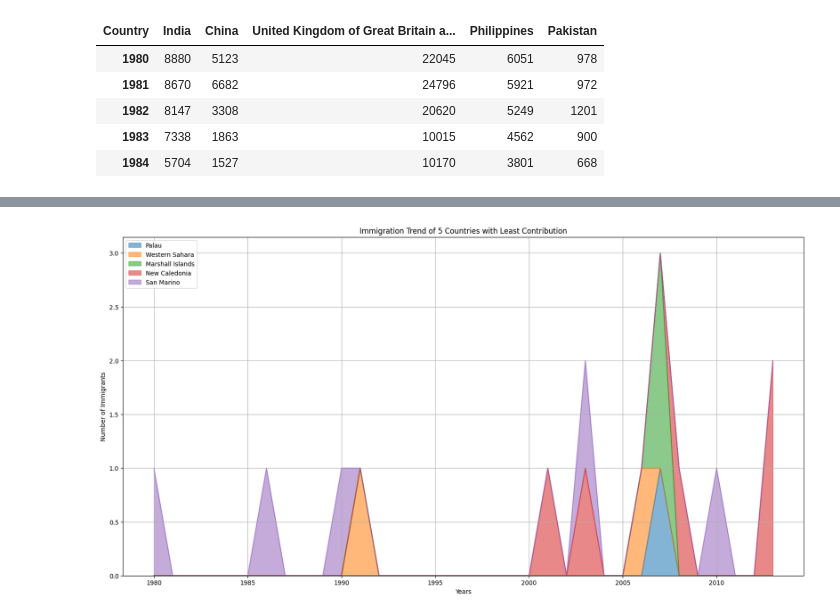
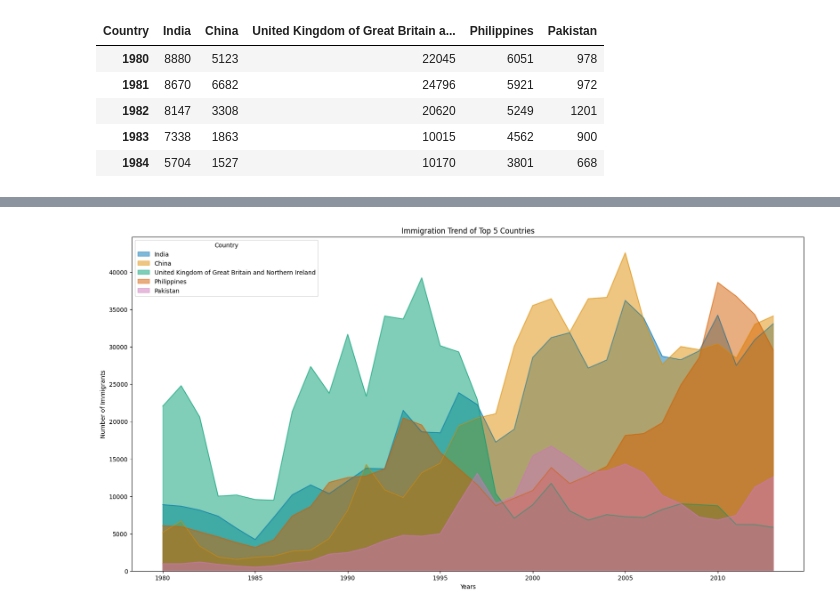
Before and after one commit to leshni/testrepo, a Jupyter notebook: Canada_Immigration_Data_all.ipynb, the cells around one changed output, grey strips where cells are left out. Saved outputs shown, nothing was run; the diff lists cells and outputs as text; code cells hidden in the pictures.

```diff
--- a/Canada_Immigration_Data_all.ipynb
+++ b/Canada_Immigration_Data_all.ipynb
@@ -266,34 +244,22 @@ plt.show()
-# %%
-import pandas as pd
-import matplotlib.pyplot as plt
-
-# Assuming 'df_imi' DataFrame containing immigration data
-
-# 1. Sort by Total Immigration and Select Bottom 5
-df_imi.sort_values(['Total'], ascending=True, inplace=True)
-df_bottom5 = df_imi.head(5)
-
-# 2. Select Years and Transpose
-years = list(map(str, range(1980, 2014)))
-df_bottom5 = df_bottom5[years].transpose()
-
-# 3. Convert Index to Integer for Plotting
-df_bottom5.index = df_bottom5.index.map(int)
-
-# 4. Create the Stacked Area Plot
-df_bottom5.plot(kind='area',
-                stacked=True,  # Stacked area plot
-                alpha=0.55,     # Transparency
-                figsize=(20, 10))
-
-# 5. Add Labels and Title
-plt.title('Immigration Trend of 5 Countries with Least Contribution')
-plt.ylabel('Number of Immigrants')
-plt.xlabel('Years')
-plt.legend(loc='upper left')
-plt.grid(True)
-
-# 6. Display the Plot
-plt.show()
-# %% [output]
-[figure, removed]
+# %%
+# Change the index values of df_top5 to type integer for plotting.
+#This conversion is done to ensure compatibility
+#with plotting functions that often require numerical index values.
+df_top_countries.index = df_top_countries.index.map(int)
+#creating an area plot
+
+# Define a new color palette (Seaborn's 'colorblind' palette)
+colors = sns.color_palette("colorblind")
+
+df_top_countries.plot(kind='area',
+             stacked=False,
+             figsize=(20, 10),
+             color=colors)  # pass a tuple (x, y) size, and color list
+#Adding plot lables
+plt.title('Immigration Trend of Top 5 Countries')
+plt.ylabel('Number of Immigrants')
+plt.xlabel('Years')
+#Display the plot
+plt.show()
+# %% [output]
+[figure, added]
```
Also changed, not shown: parts of 9 cells of this notebook.
